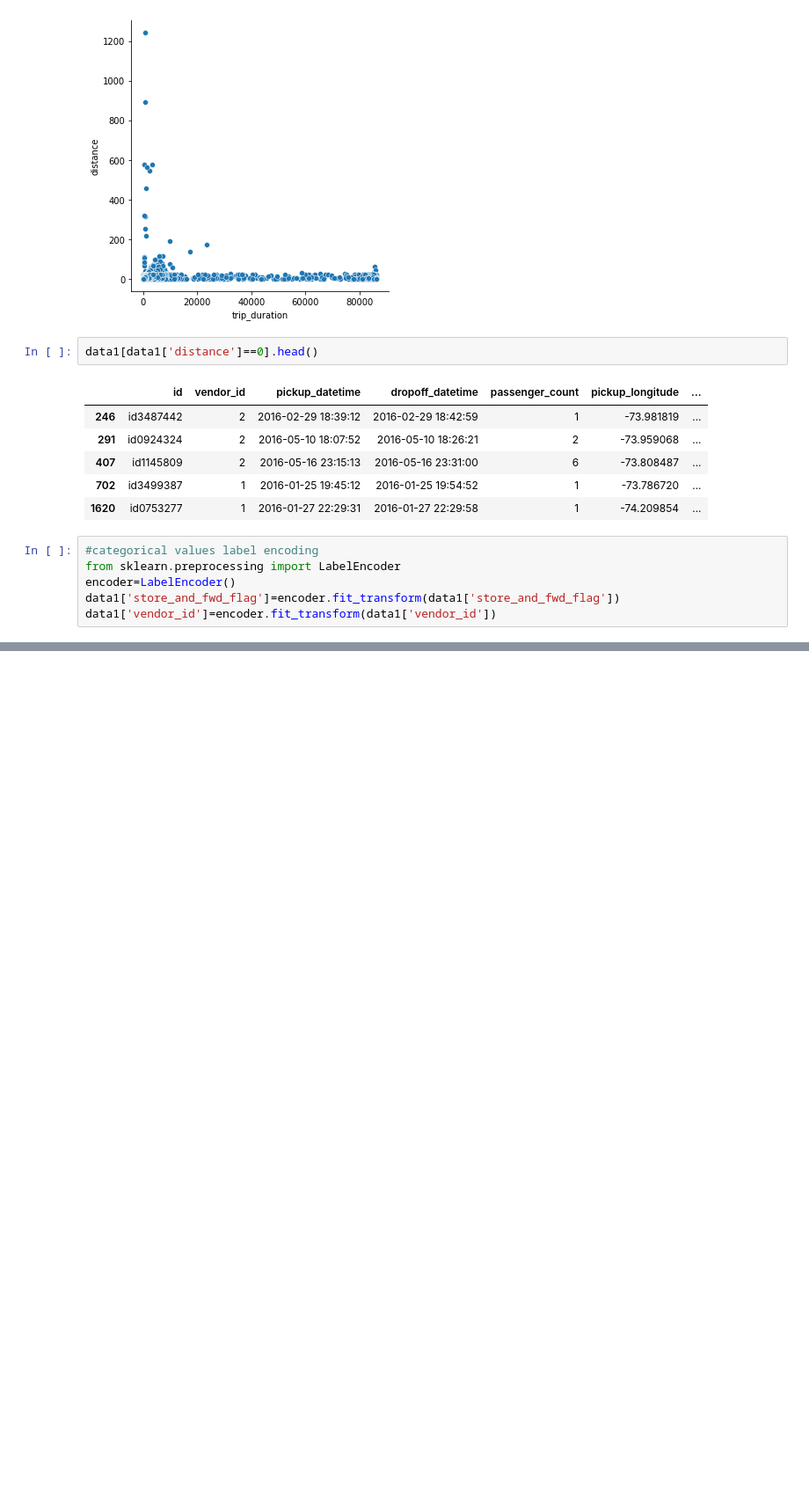
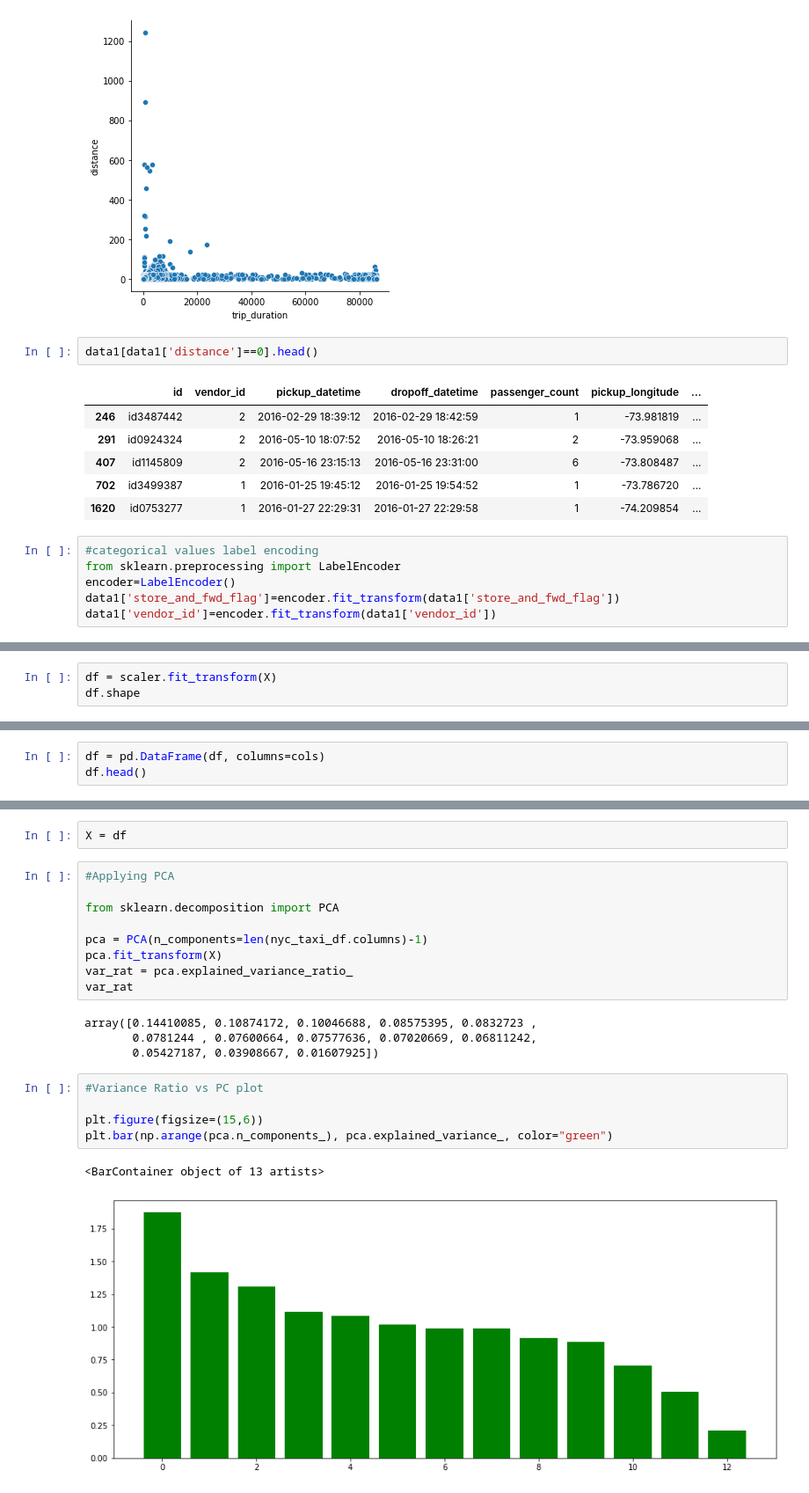
Before and after one commit to Vidhuran-Rajendran/NYC-Taxi-Trip-Time-Prediction, a Jupyter notebook: NYC_Taxi_Trip_Time_Prediction_Capstone_Project.ipynb, the cells around one changed output, grey strips where cells are left out. Shown: that part at 88% size. Saved outputs shown, nothing was run; the diff lists cells and outputs as text; blank space fills up the shorter version.

```diff
--- a/NYC_Taxi_Trip_Time_Prediction_Capstone_Project.ipynb
+++ b/NYC_Taxi_Trip_Time_Prediction_Capstone_Project.ipynb
@@ -390,0 +432,3 @@ data1['vendor_id']=encoder.fit_transform(data1['vendor_id'])
+# %%
+df = scaler.fit_transform(X)
+df.shape
@@ -390,0 +437,3 @@ data1['vendor_id']=encoder.fit_transform(data1['vendor_id'])
+# %%
+df = pd.DataFrame(df, columns=cols)
+df.head()
@@ -390,0 +447,23 @@ data1['vendor_id']=encoder.fit_transform(data1['vendor_id'])
+# %%
+X = df
+# %%
+#Applying PCA
+
+from sklearn.decomposition import PCA
+
+pca = PCA(n_components=len(nyc_taxi_df.columns)-1)
+pca.fit_transform(X)
+var_rat = pca.explained_variance_ratio_
+var_rat
+# %% [output]
+array([0.14410085, 0.10874172, 0.10046688, 0.08575395, 0.0832723 ,
+       0.0781244 , 0.07600664, 0.07577636, 0.07020669, 0.06811242,
+       0.05427187, 0.03908667, 0.01607925])
+# %%
+#Variance Ratio vs PC plot
+
+plt.figure(figsize=(15,6))
+plt.bar(np.arange(pca.n_components_), pca.explained_variance_, color="green")
+# %% [output]
+<BarContainer object of 13 artists>
+[figure, added]
```
Also changed, not shown: parts of 12 cells of this notebook.
